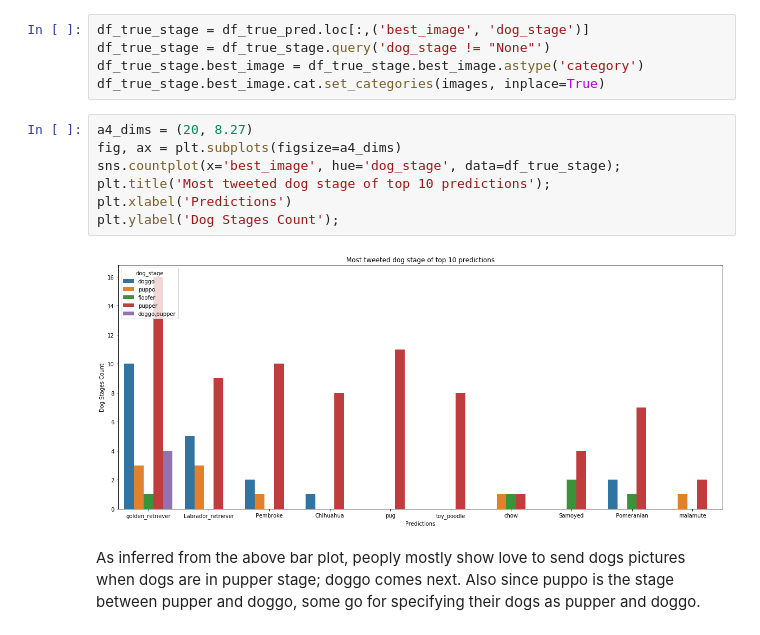
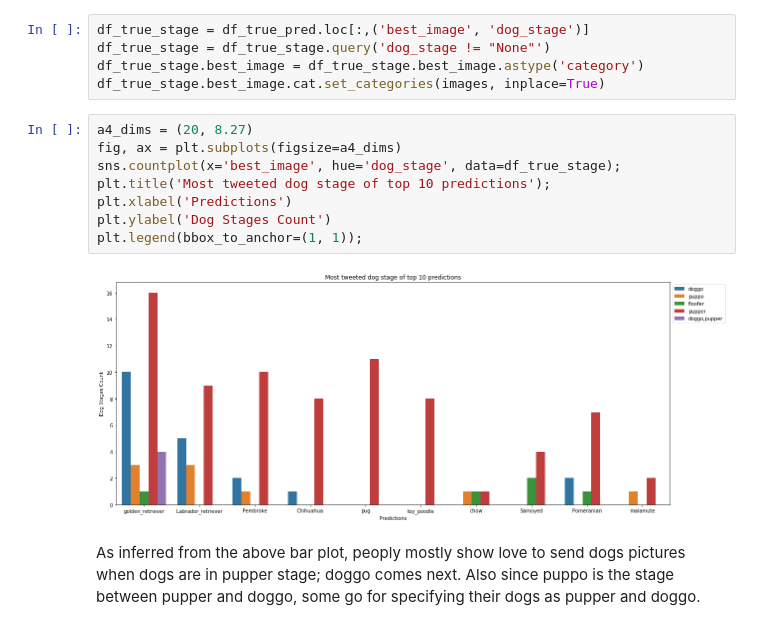
Before and after one commit to ReemMandour92/Wrangle-and-Analyze-Data, a Jupyter notebook: wrangle_act.ipynb, the cells around one changed output. Cells and saved outputs as stored; diff of their text form.

```diff
--- a/wrangle_act.ipynb
+++ b/wrangle_act.ipynb
@@ -1556,12 +1556,13 @@ df_true_stage.best_image.cat.set_categories(images, inplace=True)
 # %%
 a4_dims = (20, 8.27)
 fig, ax = plt.subplots(figsize=a4_dims)
 sns.countplot(x='best_image', hue='dog_stage', data=df_true_stage);
 plt.title('Most tweeted dog stage of top 10 predictions');
 plt.xlabel('Predictions')
-plt.ylabel('Dog Stages Count');
+plt.ylabel('Dog Stages Count')
+plt.legend(bbox_to_anchor=(1, 1));
 # %% [output]
-[figure, old version]
+[figure, new version]
 # %% [markdown]
 As inferred from the above bar plot, peoply mostly show love to send dogs pictures when dogs are in pupper stage; doggo comes next. Also since puppo is the stage between pupper and doggo, some go for specifying their dogs as pupper and doggo.
 # %% [markdown]
```
Also changed, not shown: parts of 8 cells of this notebook.
